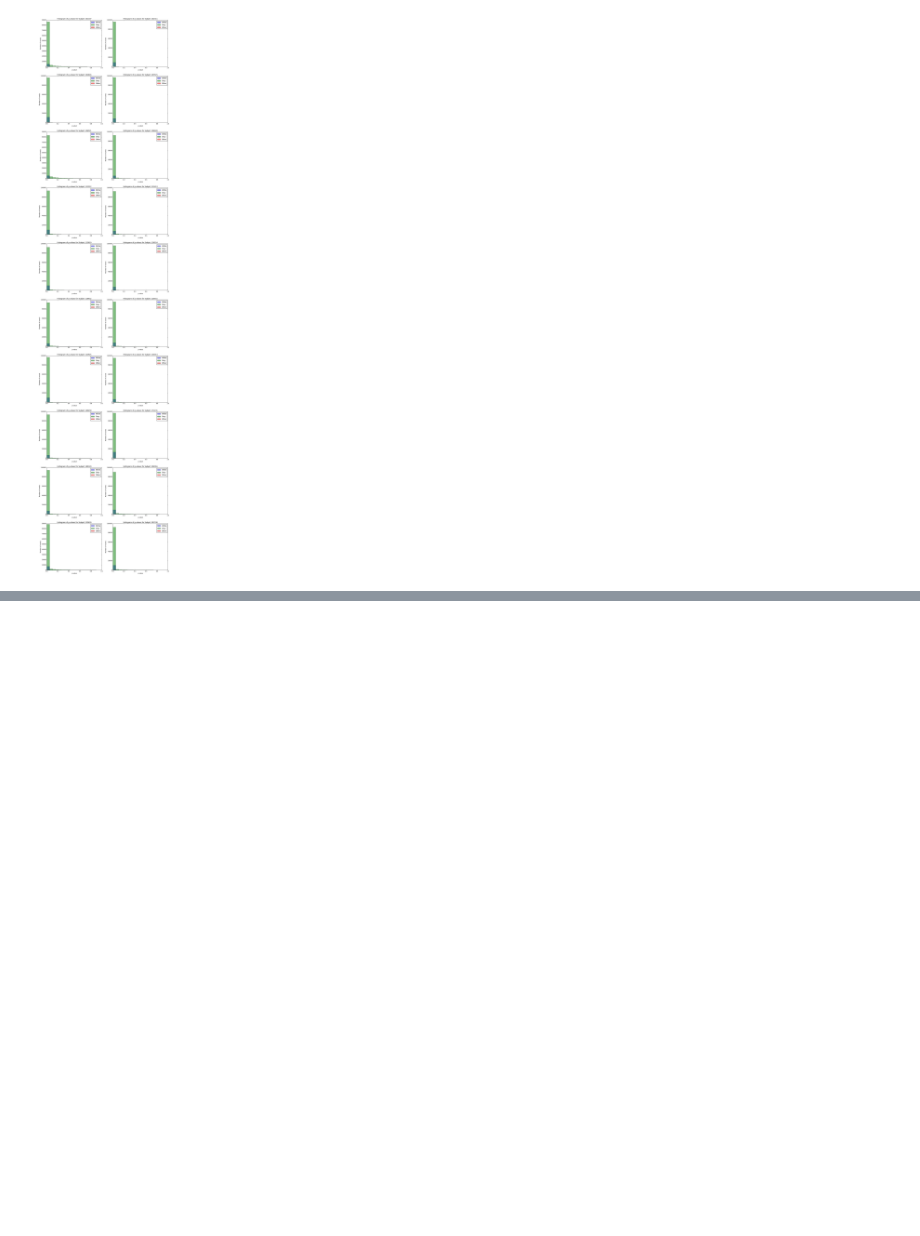
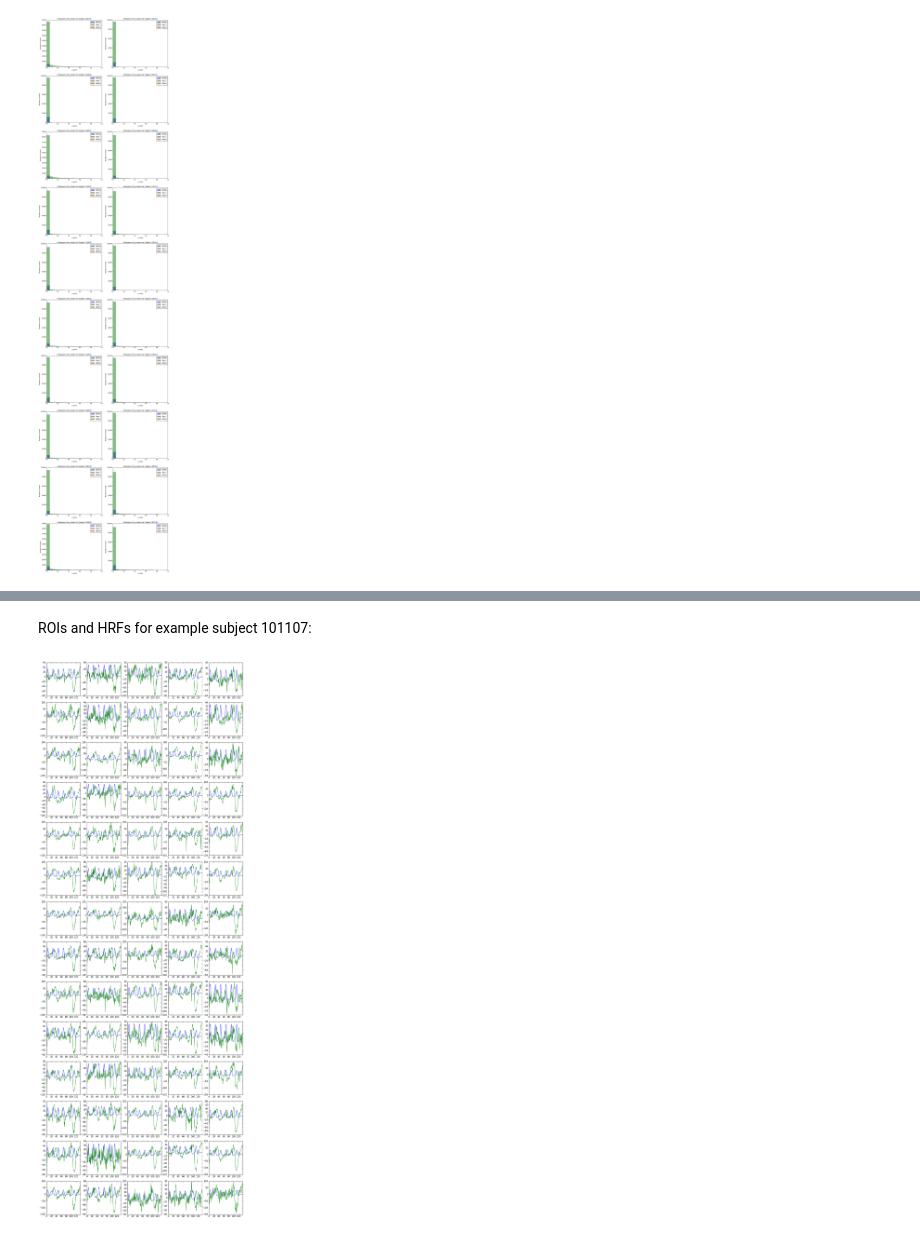
Before and after one commit to NeuroDataDesign/fngs-f16s17, a Jupyter notebook: docs/ewalke31/nuisance_correction/week_0403/nuiscorr_ftest_v3.ipynb, the cells around one changed output, grey strips where cells are left out. Cells and saved outputs as stored; diff of their text form; code cells hidden in the pictures; blank space fills up the shorter version.

```diff
--- a/docs/ewalke31/nuisance_correction/week_0403/nuiscorr_ftest_v3.ipynb
+++ b/docs/ewalke31/nuisance_correction/week_0403/nuiscorr_ftest_v3.ipynb
@@ -414,0 +532,30 @@ We can see that the high pass filtering method of nuisance correction achieves b
+# %%
+%matplotlib inline
+import numpy as np
+import matplotlib.pyplot as plt
+import scipy.stats as st
+tsteps = 174
+rois = 70
+fnames = ['../ewok_week_0508/emotion_hpf/101107_3T_tfMRI_EMOTION_LR_desikan-2mm.txt', '../ewok_week_0508/emotion_hpf/102311_3T_tfMRI_EMOTION_LR_desikan-2mm.txt', '../ewok_week_0508/emotion_hpf/102816_3T_tfMRI_EMOTION_LR_desikan-2mm.txt', \
+          '../ewok_week_0508/emotion_hpf/103515_3T_tfMRI_EMOTION_LR_desikan-2mm.txt', '../ewok_week_0508/emotion_hpf/106521_3T_tfMRI_EMOTION_LR_desikan-2mm.txt', '../ewok_week_0508/emotion_hpf/108828_3T_tfMRI_EMOTION_LR_desikan-2mm.txt', \
+          '../ewok_week_0508/emotion_hpf/111312_3T_tfMRI_EMOTION_LR_desikan-2mm.txt', '../ewok_week_0508/emotion_hpf/111413_3T_tfMRI_EMOTION_LR_desikan-2mm.txt', '../ewok_week_0508/emotion_hpf/113619_3T_tfMRI_EMOTION_LR_desikan-2mm.txt', \
+          '../ewok_week_0508/emotion_hpf/116524_3T_tfMRI_EMOTION_LR_desikan-2mm.txt', '../ewok_week_0508/emotion_hpf/118932_3T_tfMRI_EMOTION_LR_desikan-2mm.txt', '../ewok_week_0508/emotion_hpf/120515_3T_tfMRI_EMOTION_LR_desikan-2mm.txt', \
+          '../ewok_week_0508/emotion_hpf/123925_3T_tfMRI_EMOTION_LR_desikan-2mm.txt', '../ewok_week_0508/emotion_hpf/130013_3T_tfMRI_EMOTION_LR_desikan-2mm.txt', '../ewok_week_0508/emotion_hpf/166438_3T_tfMRI_EMOTION_LR_desikan-2mm.txt', \
+          '../ewok_week_0508/emotion_hpf/180129_3T_tfMRI_EMOTION_LR_desikan-2mm.txt', '../ewok_week_0508/emotion_hpf/204016_3T_tfMRI_EMOTION_LR_desikan-2mm.txt', '../ewok_week_0508/emotion_hpf/255639_3T_tfMRI_EMOTION_LR_desikan-2mm.txt',
+          '../ewok_week_0508/emotion_hpf/293748_3T_tfMRI_EMOTION_LR_desikan-2mm.txt']
+x = np.zeros((len(fnames),tsteps,rois))
+for i in range(x.shape[0]):
+    x[i,:,:] = np.transpose(np.loadtxt(fnames[i]))
+y = np.loadtxt('../ewok_week_0508/hs_emotion_hpf.txt')
+rsq = np.zeros((x.shape[0],rois))
+for i in range(x.shape[0]):
+    for j in range(x.shape[2]):
+        coef = np.corrcoef(x[i,:,j],y)[0,1]
+        rsq[i,j] = coef**2
+rsq_avg = np.zeros((1,rois))
+for k in range(rsq.shape[1]):
+    rsq_avg[0,k] = np.mean(rsq[:,k])
+print "Average R^2 over each ROI:"
+print rsq_avg
+print "\nAverage R^2:"
+print np.mean(rsq_avg)
@@ -414,0 +579,16 @@ We can see that the high pass filtering method of nuisance correction achieves b
+# %% [markdown]
+ROIs and HRFs for example subject 101107:
+# %%
+tsteps = 136
+frames = 176
+e = np.true_divide(tsteps,frames)
+e = np.multiply(e, frames-1)
+t = np.linspace(0,e,frames-2)
+plt.figure(figsize=(16,45))
+for i in range(x.shape[2]):
+    plt.subplot(14,5,i+1)
+    plt.plot(t,y)
+    plt.plot(t,x[0,:,i])
+    plt.xlim(0,tsteps)
+# %% [output]
+[figure, added]
```
Also changed, not shown: parts of 12 cells of this notebook, 1 other file.
